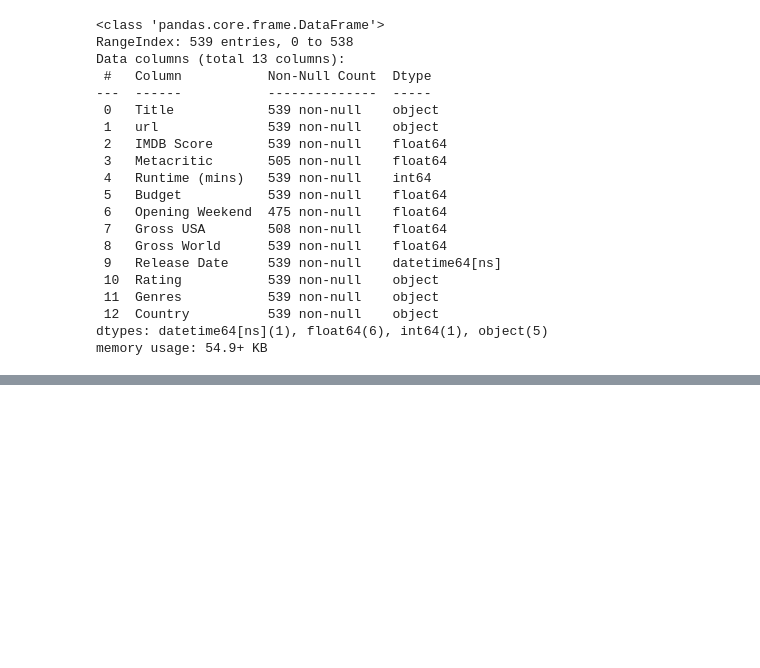
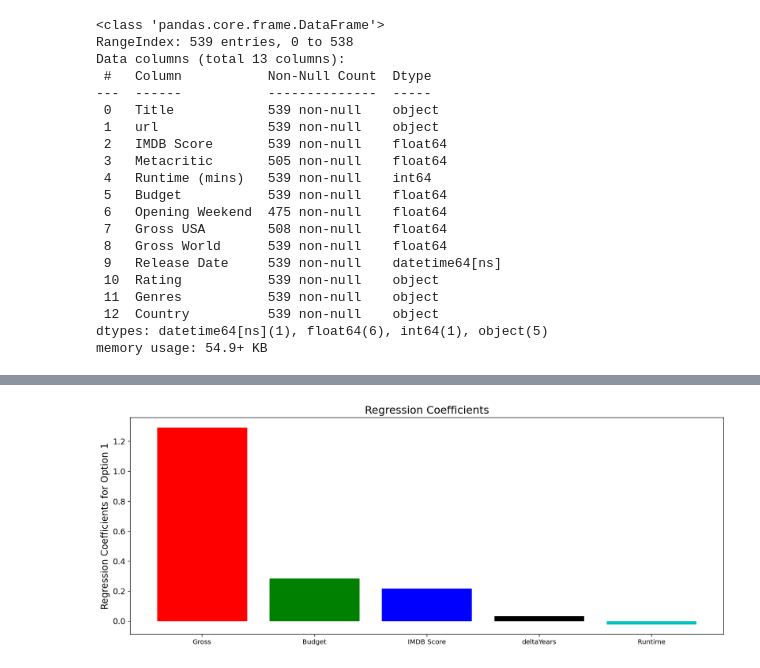
Before and after one commit to phoitack/Springboard_MEC_3.5.2_Capstone_submission, a Jupyter notebook: 05_Box_Office_Movie_Franchise_Predictor_Modeling.ipynb, the cells around one changed output, grey strips where cells are left out. Cells and saved outputs as stored; diff of their text form; code cells hidden in the pictures; blank space fills up the shorter version.

```diff
--- a/05_Box_Office_Movie_Franchise_Predictor_Modeling.ipynb
+++ b/05_Box_Office_Movie_Franchise_Predictor_Modeling.ipynb
@@ -82,0 +591,17 @@ memory usage: 54.9+ KB
+# %%
+# Pick a model and perform hyper-parameter tuning
+
+model_select = HuberRegressor()
+
+params = {'epsilon' : [1.0,1.1,1.2,1.3,1.35],
+          'alpha'   : [1e-4,1e-3,1e-2,1e-1,0,0.1,0.2,0.3],
+          'fit_intercept' : [False,True],
+          'max_iter' : [100,200,300,400,500]
+         }
+
+model_best = opt_best_model(model_select,params,X1_train_scaled,y1_train)
+
+print()
+print()
+
+model_coeffs = model_best_predict(model_best,X1_train_scaled,X1_test_scaled,y1_train,y1_test)
@@ -82,0 +622,4 @@ memory usage: 54.9+ KB
+# %%
+plot_coefficients(X1_train_scaled,model_coeffs,1)
+# %% [output]
+[figure, added]
```
Also changed, not shown: parts of 77 cells of this notebook, 28 other files.
